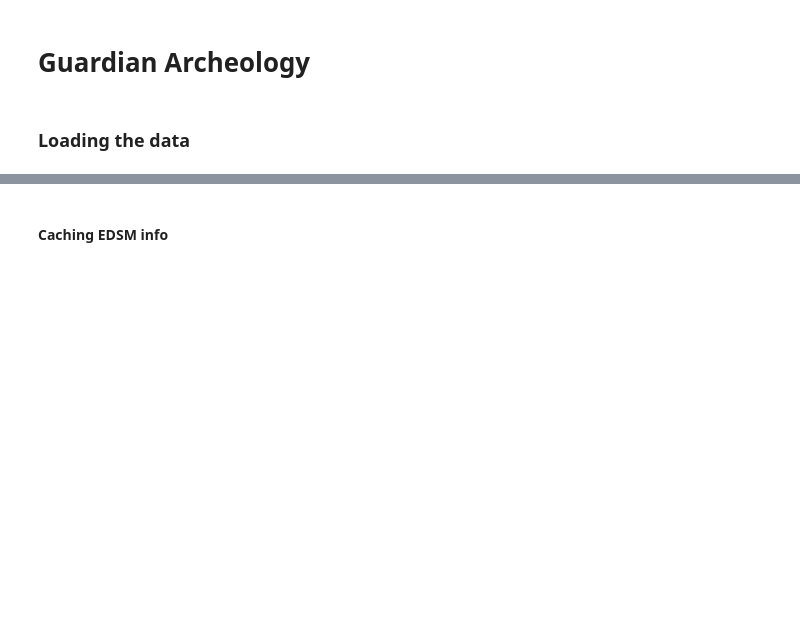
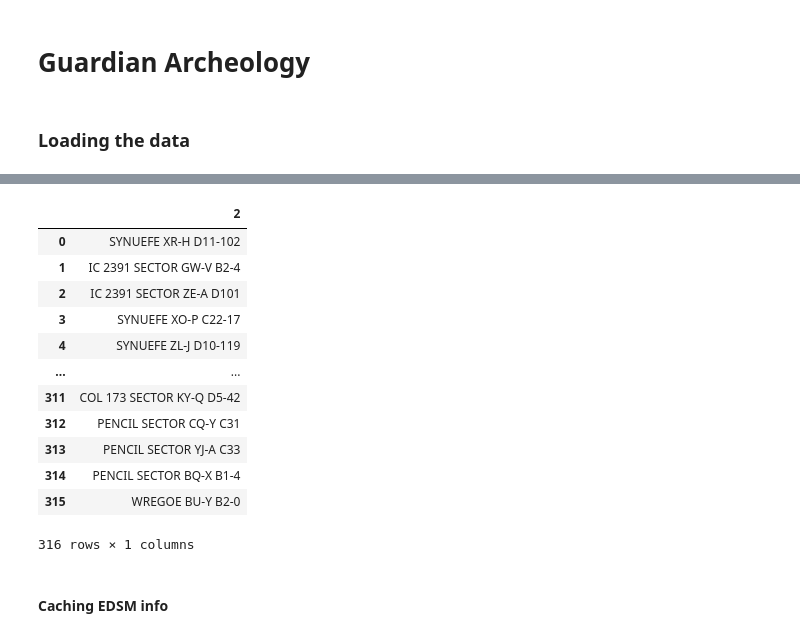
Before and after one commit to fenke/EDCompanion, a Jupyter notebook: ED-GuardianData.ipynb, the cells around one changed output, grey strips where cells are left out. Cells and saved outputs as stored; diff of their text form; code cells hidden in the pictures; blank space fills up the shorter version.

```diff
--- a/ED-GuardianData.ipynb
+++ b/ED-GuardianData.ipynb
@@ -80,3 +152,19 @@ print(soi_coordinates.shape, soi_systemnames.shape)
+# %%
+pd.DataFrame(soi_systemnames)[[2]]
+# %% [output]
+|  | 2 |
+| 0 | SYNUEFE XR-H D11-102 |
+| 1 | IC 2391 SECTOR GW-V B2-4 |
+| 2 | IC 2391 SECTOR ZE-A D101 |
+| 3 | SYNUEFE XO-P C22-17 |
+| 4 | SYNUEFE ZL-J D10-119 |
+| ... | ... |
+| 311 | COL 173 SECTOR KY-Q D5-42 |
+| 312 | PENCIL SECTOR CQ-Y C31 |
+| 313 | PENCIL SECTOR YJ-A C33 |
+| 314 | PENCIL SECTOR BQ-X B1-4 |
+| 315 | WREGOE BU-Y B2-0 |
+316 rows × 1 columns
 # %% [markdown]
 #### Caching EDSM info
 # %%
```
Also changed, not shown: parts of 13 cells of this notebook, 4 other files.
